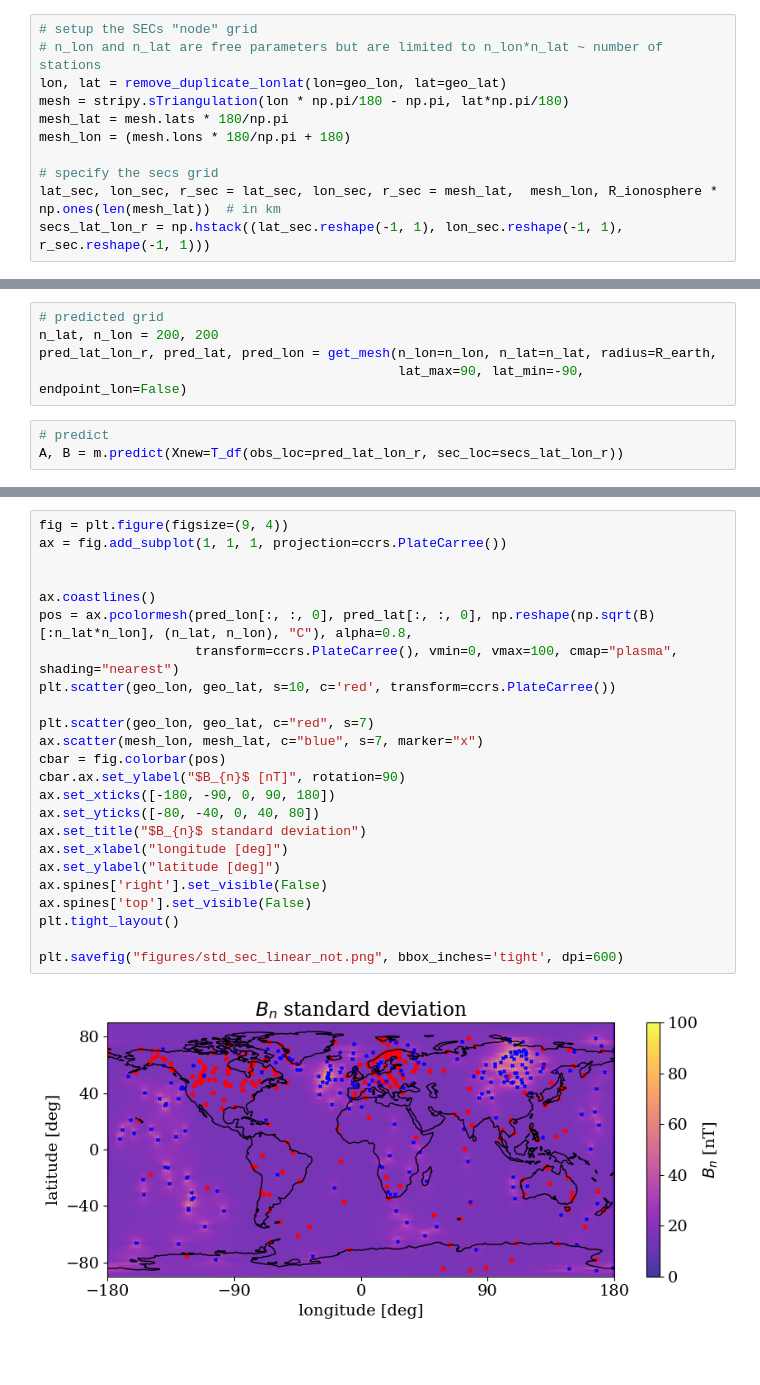
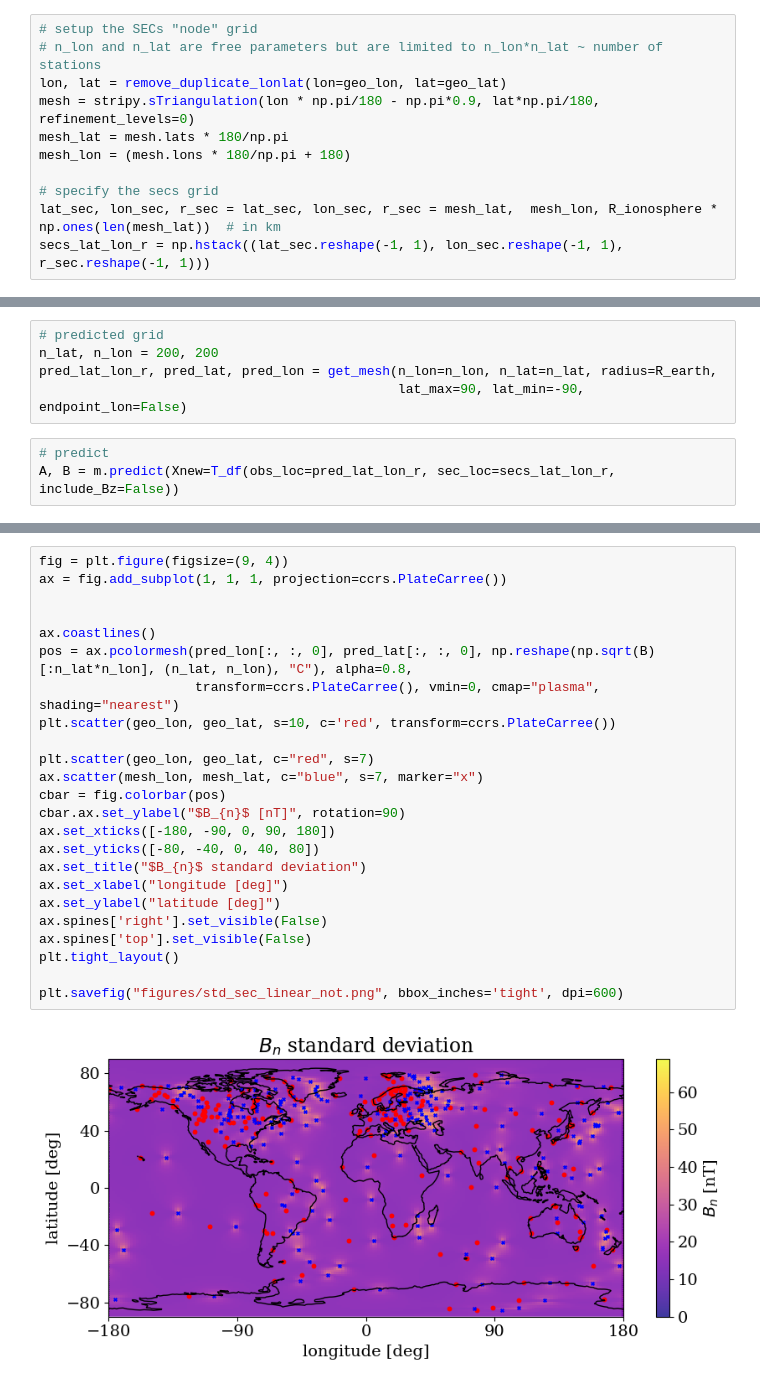
Before and after one commit to FrontierDevelopmentLab/2024-HL-GeoCL, a Jupyter notebook: src/GP/gaussian_process_tutorial_superMAG.ipynb, the cells around one changed output, grey strips where cells are left out. Saved outputs shown, nothing was run; the diff lists cells and outputs as text; blank space fills up the shorter version.

```diff
--- a/src/GP/gaussian_process_tutorial_superMAG.ipynb
+++ b/src/GP/gaussian_process_tutorial_superMAG.ipynb
@@ -491,7 +483,7 @@ B_obs = np.reshape(B_obs, (len(B_obs), 1))
 # setup the SECs "node" grid
 # n_lon and n_lat are free parameters but are limited to n_lon*n_lat ~ number of stations
 lon, lat = remove_duplicate_lonlat(lon=geo_lon, lat=geo_lat)
-mesh = stripy.sTriangulation(lon * np.pi/180 - np.pi, lat*np.pi/180)
+mesh = stripy.sTriangulation(lon * np.pi/180 - np.pi*0.9, lat*np.pi/180, refinement_levels=0)
 mesh_lat = mesh.lats * 180/np.pi
 mesh_lon = (mesh.lons * 180/np.pi + 180)
 
@@ -544,4 +535,4 @@ pred_lat_lon_r, pred_lat, pred_lon = get_mesh(n_lon=n_lon, n_lat=n_lat, radius=R
                                               lat_max=90, lat_min=-90, endpoint_lon=False)
 # %%
 # predict
-A, B = m.predict(Xnew=T_df(obs_loc=pred_lat_lon_r, sec_loc=secs_lat_lon_r))
+A, B = m.predict(Xnew=T_df(obs_loc=pred_lat_lon_r, sec_loc=secs_lat_lon_r, include_Bz=False))
@@ -573,26 +568,26 @@ plt.savefig("figures/mean_sec_linear_not.png", bbox_inches='tight', dpi=600)
 # %%
 fig = plt.figure(figsize=(9, 4))
 ax = fig.add_subplot(1, 1, 1, projection=ccrs.PlateCarree())
 
 
 ax.coastlines()
 pos = ax.pcolormesh(pred_lon[:, :, 0], pred_lat[:, :, 0], np.reshape(np.sqrt(B)[:n_lat*n_lon], (n_lat, n_lon), "C"), alpha=0.8,
-                    transform=ccrs.PlateCarree(), vmin=0, vmax=100, cmap="plasma", shading="nearest")
+                    transform=ccrs.PlateCarree(), vmin=0, cmap="plasma", shading="nearest")
 plt.scatter(geo_lon, geo_lat, s=10, c='red', transform=ccrs.PlateCarree())
 
 plt.scatter(geo_lon, geo_lat, c="red", s=7)
 ax.scatter(mesh_lon, mesh_lat, c="blue", s=7, marker="x")
 cbar = fig.colorbar(pos)
 cbar.ax.set_ylabel("$B_{n}$ [nT]", rotation=90)
 ax.set_xticks([-180, -90, 0, 90, 180])
 ax.set_yticks([-80, -40, 0, 40, 80])
 ax.set_title("$B_{n}$ standard deviation")
 ax.set_xlabel("longitude [deg]")
 ax.set_ylabel("latitude [deg]")
 ax.spines['right'].set_visible(False)
 ax.spines['top'].set_visible(False)
 plt.tight_layout()
 
 plt.savefig("figures/std_sec_linear_not.png", bbox_inches='tight', dpi=600)
 # %% [output]
-[figure, old version]
+[figure, new version]
```
Also changed, not shown: parts of 11 cells of this notebook, 2 other files.
